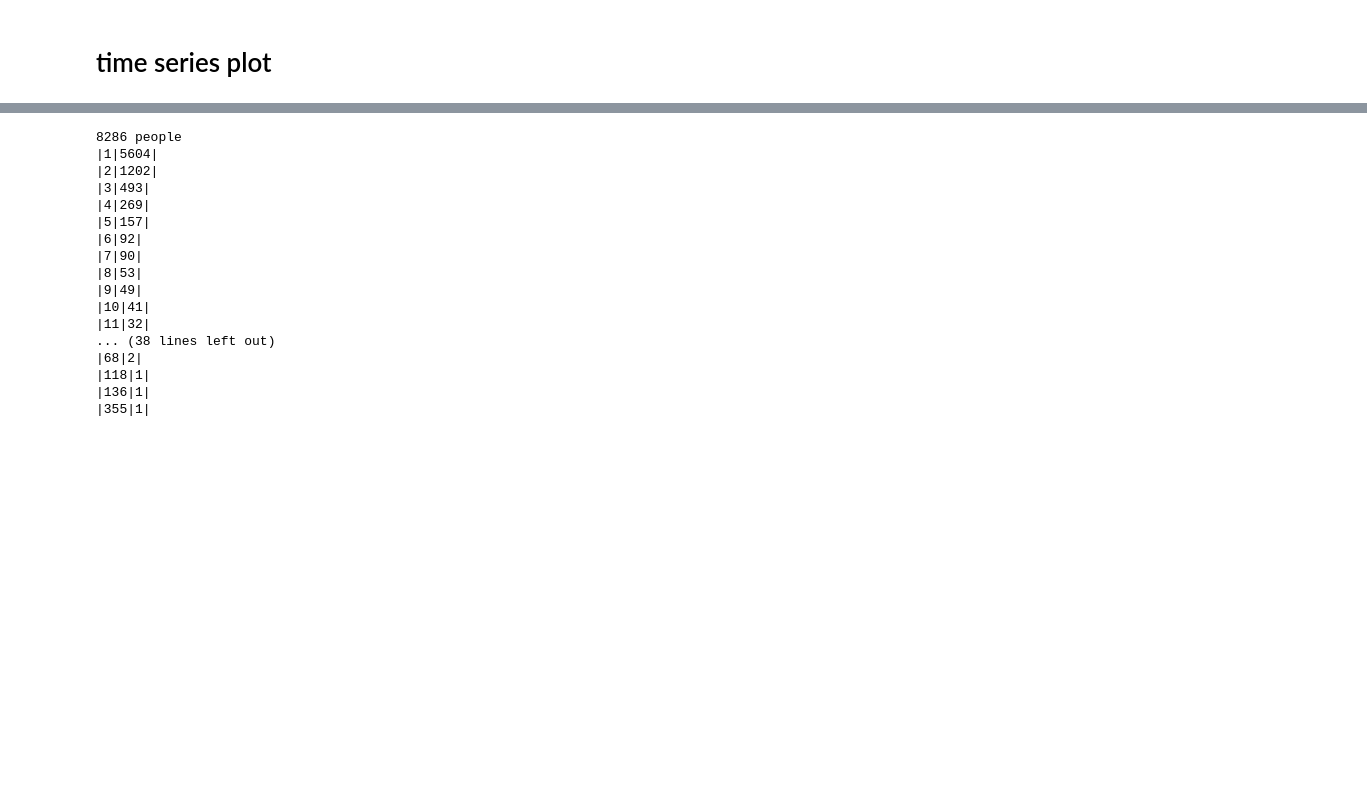
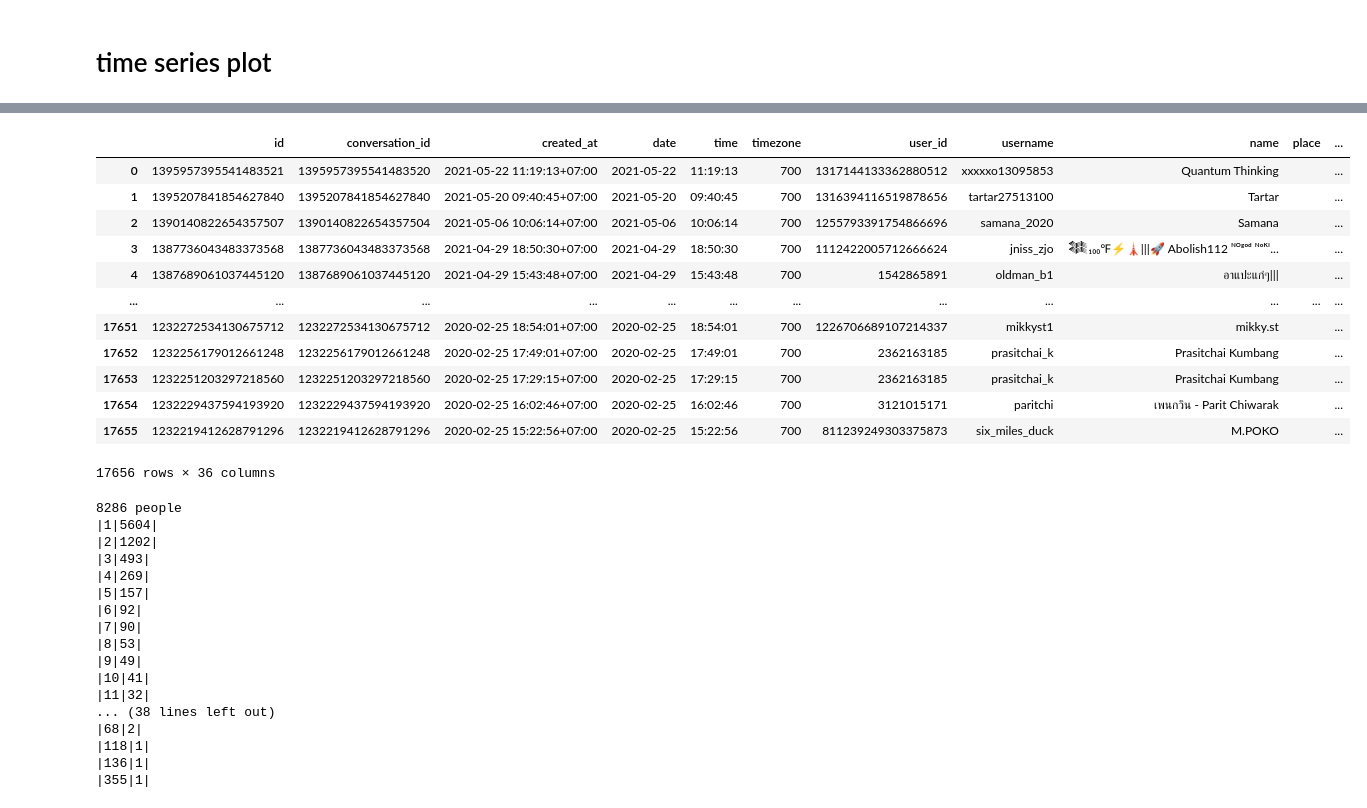
Before and after one commit to nozomiyamada/twitter_analysis, a Jupyter notebook: processing.ipynb, the cells around one changed output, grey strips where cells are left out. Saved outputs shown, nothing was run; the diff lists cells and outputs as text; code cells hidden in the pictures; blank space fills up the shorter version.

```diff
--- a/processing.ipynb
+++ b/processing.ipynb
@@ -85,3 +114,19 @@ plt.show()
+# %%
+df3
+# %% [output]
+|  | id | conversation_id | created_at | date | time | timezone | user_id | username | name | place | ... |
+| 0 | 1395957395541483521 | 1395957395541483520 | 2021-05-22 11:19:13+07:00 | 2021-05-22 | 11:19:13 | 700 | 1317144133362880512 | xxxxxo13095853 | Quantum Thinking |  | ... |
+| 1 | 1395207841854627840 | 1395207841854627840 | 2021-05-20 09:40:45+07:00 | 2021-05-20 | 09:40:45 | 700 | 1316394116519878656 | tartar27513100 | Tartar |  | ... |
+| 2 | 1390140822654357507 | 1390140822654357504 | 2021-05-06 10:06:14+07:00 | 2021-05-06 | 10:06:14 | 700 | 1255793391754866696 | samana_2020 | Samana |  | ... |
+| 3 | 1387736043483373568 | 1387736043483373568 | 2021-04-29 18:50:30+07:00 | 2021-04-29 | 18:50:30 | 700 | 1112422005712666624 | jniss_zjo | 𒈞₁₀₀℉⚡🗼|||🚀 Abolish112 ᴺᴼᵍᵒᵈ ᴺᵒᴷⁱ... |  | ... |
+| 4 | 1387689061037445120 | 1387689061037445120 | 2021-04-29 15:43:48+07:00 | 2021-04-29 | 15:43:48 | 700 | 1542865891 | oldman_b1 | อาแปะแก่ๆ||| |  | ... |
+| ... | ... | ... | ... | ... | ... | ... | ... | ... | ... | ... | ... |
+| 17651 | 1232272534130675712 | 1232272534130675712 | 2020-02-25 18:54:01+07:00 | 2020-02-25 | 18:54:01 | 700 | 1226706689107214337 | mikkyst1 | mikky.st |  | ... |
+| 17652 | 1232256179012661248 | 1232256179012661248 | 2020-02-25 17:49:01+07:00 | 2020-02-25 | 17:49:01 | 700 | 2362163185 | prasitchai_k | Prasitchai Kumbang |  | ... |
+| 17653 | 1232251203297218560 | 1232251203297218560 | 2020-02-25 17:29:15+07:00 | 2020-02-25 | 17:29:15 | 700 | 2362163185 | prasitchai_k | Prasitchai Kumbang |  | ... |
+| 17654 | 1232229437594193920 | 1232229437594193920 | 2020-02-25 16:02:46+07:00 | 2020-02-25 | 16:02:46 | 700 | 3121015171 | paritchi | เพนกวิน - Parit Chiwarak |  | ... |
+| 17655 | 1232219412628791296 | 1232219412628791296 | 2020-02-25 15:22:56+07:00 | 2020-02-25 | 15:22:56 | 700 | 811239249303375873 | six_miles_duck | M.POKO |  | ... |
+17656 rows × 36 columns
 # %%
 print(len(df.groupby('username').count()['id']), 'people')
 
```
Also changed, not shown: parts of 3 cells of this notebook, 8 other files.
